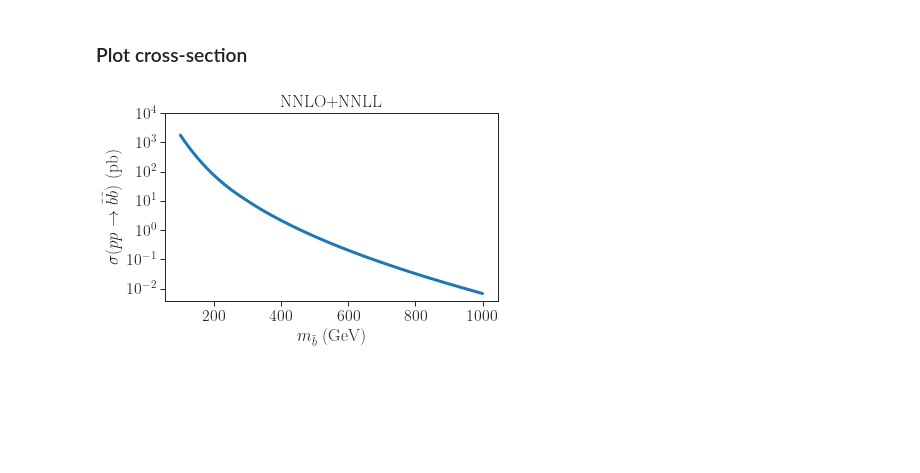
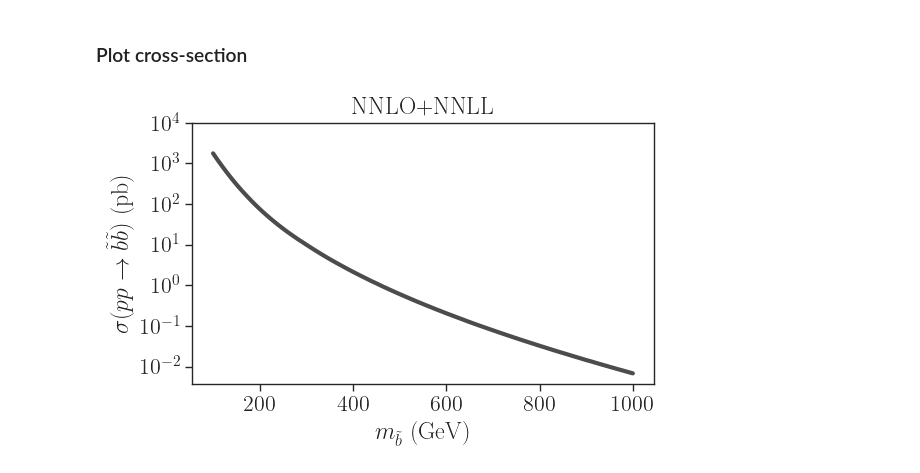
Before and after one commit to andlessa/LLP-CDFO, a Jupyter notebook: plotting/plots-XSec.ipynb, the cells around one changed output. Saved outputs shown, nothing was run; the diff lists cells and outputs as text; code cells hidden in the pictures; blank space fills up the shorter version.

```diff
--- a/plotting/plots-XSec.ipynb
+++ b/plotting/plots-XSec.ipynb
@@ -27,14 +27,14 @@ cm = plt.colormaps['RdYlBu']
 # %%
 fig = plt.figure(figsize=(6,4))
 msb = np.linspace(100.,1000.,100)
-plt.plot(msb,xsecF(msb),linewidth=3)
+plt.plot(msb,xsecF(msb),linewidth=3,c='black',alpha=0.7)
 plt.yscale('log')
 plt.xlabel(r'$m_{\tilde b}$ (GeV)')
 plt.ylabel(r'$\sigma(p p \to \tilde b \tilde b)$ (pb)')
 plt.yticks(np.logspace(-2,4,7))
 plt.title('NNLO+NNLL')
 plt.tight_layout()
 plt.savefig('total_xsec.png')
 plt.show()
 # %% [output]
-[figure, old version]
+[figure, new version]
```
Also changed, not shown: 9 other files.
